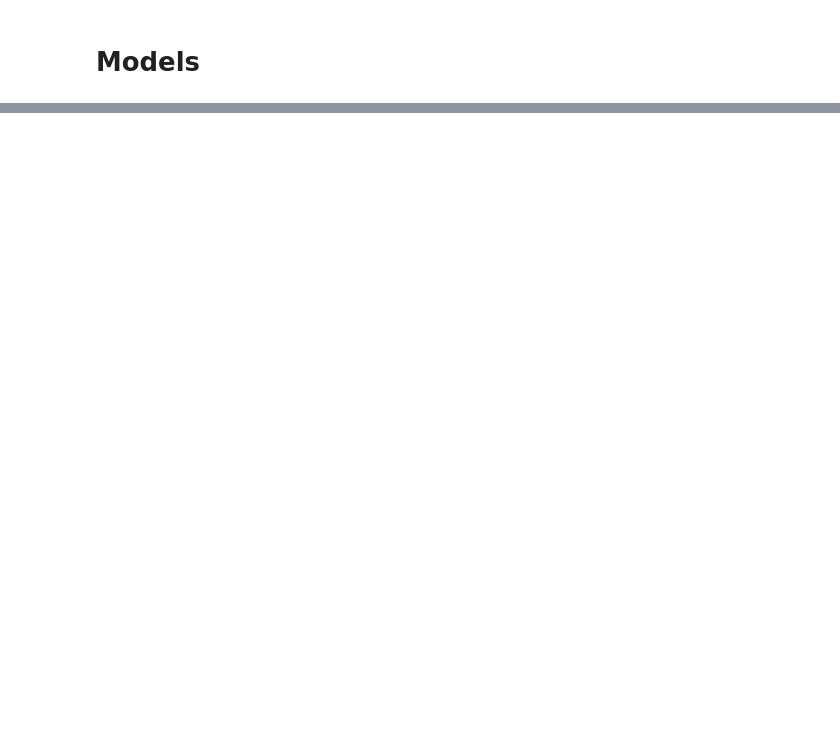
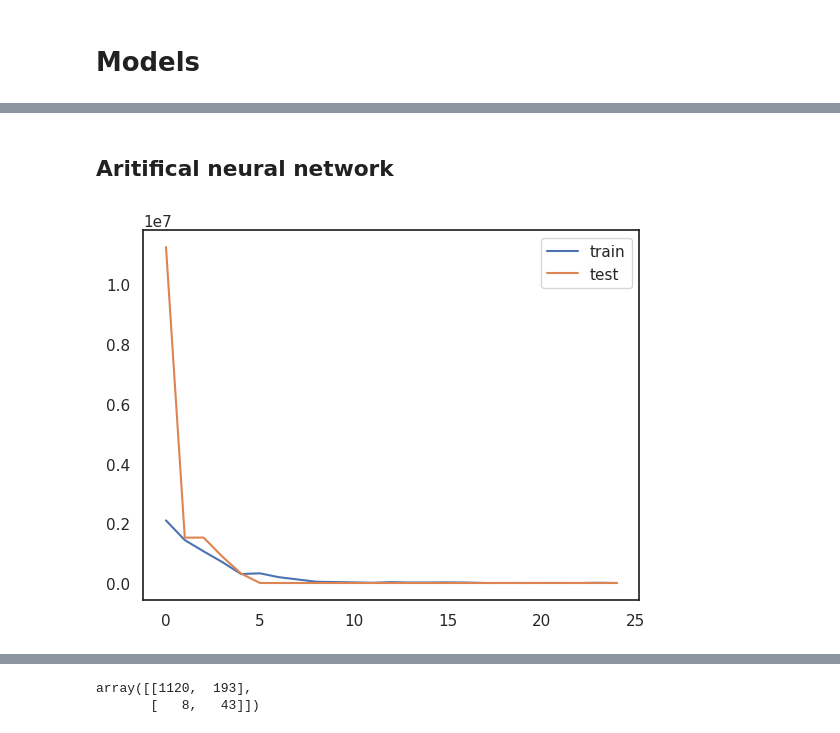
Before and after one commit to VedanshiShah7/Machine-Learning-In-Finance, a Jupyter notebook: Final Project/final_project.ipynb, the cells around one changed output, grey strips where cells are left out. Saved outputs shown, nothing was run; the diff lists cells and outputs as text; code cells hidden in the pictures; blank space fills up the shorter version.

Commit message:
added pickles + updated all the models

```diff
--- a/Final Project/final_project.ipynb
+++ b/Final Project/final_project.ipynb
@@ -631,0 +728,49 @@ weighted avg       0.96      0.97      0.96      1364
+# %% [markdown]
+## Aritifical neural network
+# %%
+# create an ANN classifier
+from tensorflow.keras.wrappers.scikit_learn import KerasClassifier
+from tensorflow.keras.optimizers import Adam
+from tensorflow.keras.regularizers import l2
+from tensorflow.keras.layers import Dense, Dropout
+from tensorflow.keras.models import Sequential
+from tensorflow.keras.callbacks import EarlyStopping
+
+# create a function to create a model
+def create_model(optimizer='adam', activation='relu', dropout_rate=0.2, kernel_regularizer=l2(0.01)):
+    model = Sequential()
+    model.add(Dense(32, activation=activation, input_shape=(X_train.shape[1],)))
+    model.add(Dropout(dropout_rate))
+    model.add(Dense(16, activation=activation))
+    model.add(Dropout(dropout_rate))
+    model.add(Dense(8, activation=activation))
+    model.add(Dropout(dropout_rate))
+    model.add(Dense(1, activation='sigmoid'))
+    model.compile(optimizer=optimizer, loss='binary_crossentropy', metrics=['accuracy'])
+    return model
+
+# create a model
+model = KerasClassifier(build_fn=create_model, verbose=0)
+
+# fit the model
+# history = model.fit(X_train, y_train, epochs=25, batch_size=32, validation_data=(X_test, y_test))
+# using smote
+history = model.fit(X_resampled, y_resampled, epochs=25, batch_size=32, validation_data=(X_test, y_test))
+# %%
+import matplotlib.pyplot as plt
+
+# plot the training and validation loss
+plt.plot(history.history['loss'], label='train')
+plt.plot(history.history['val_loss'], label='test')
+plt.legend()
+plt.show()
+
+y_pred = model.predict(X_test)
+y_pred = (y_pred > 0.5)
+
+# create a confusion matrix
+from sklearn.metrics import confusion_matrix
+cm = confusion_matrix(y_test, y_pred)
+cm
+# %% [output]
+[figure, added]
@@ -631,0 +778,2 @@ weighted avg       0.96      0.97      0.96      1364
+array([[1120,  193],
+       [   8,   43]])
```
Also changed, not shown: parts of 35 cells of this notebook, 10 other files.
